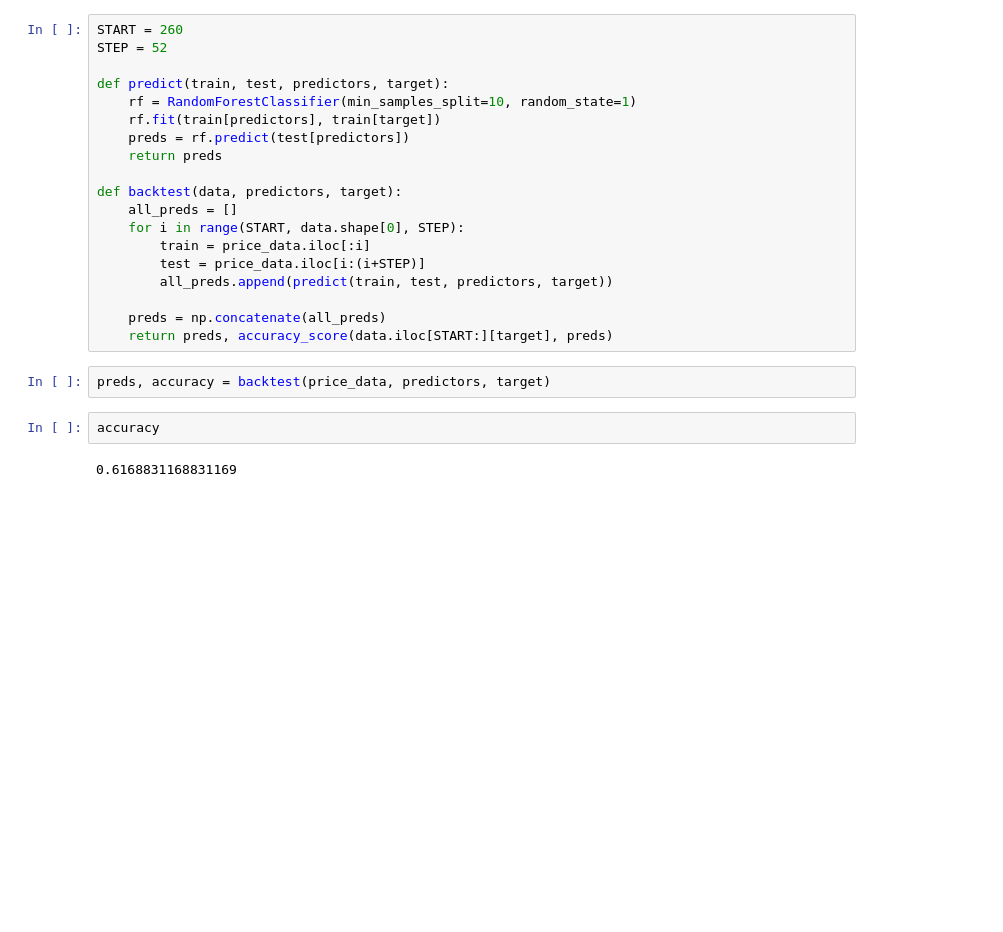
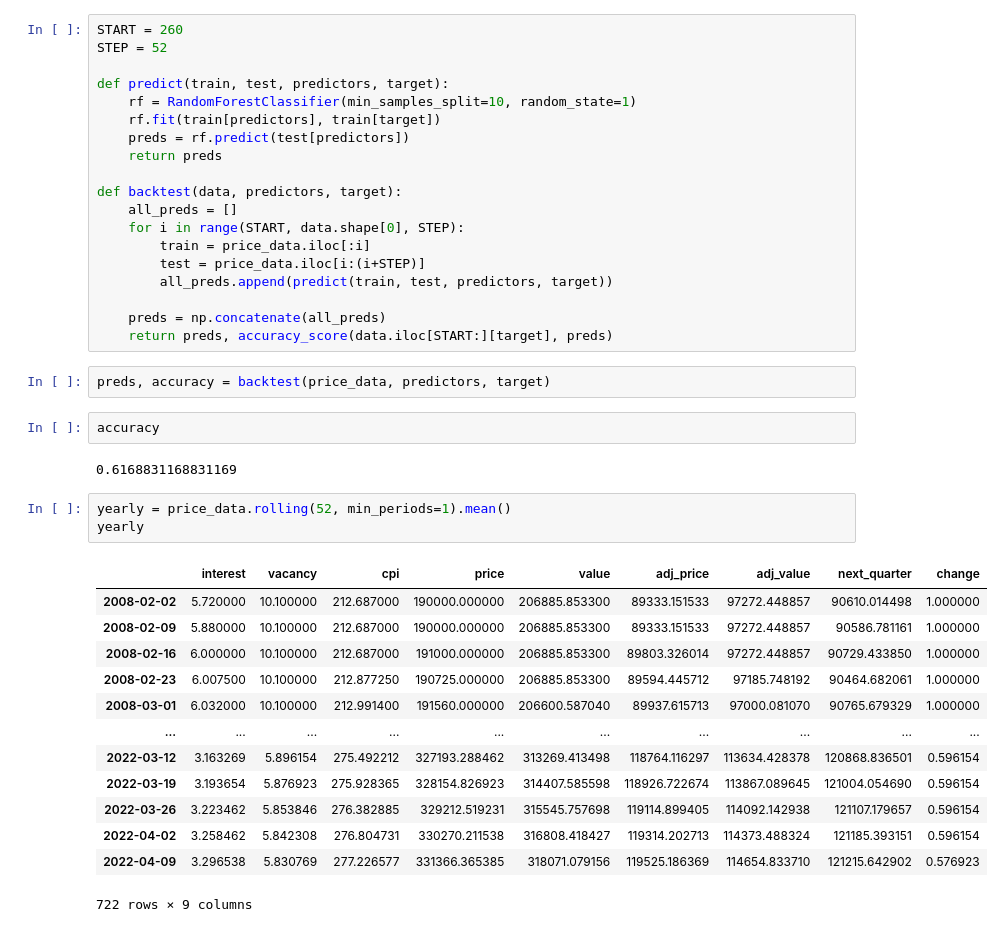
Before and after one commit to mleeppt/houseprices, a Jupyter notebook: Predict House Prices ML.ipynb, the cells around one changed output. Saved outputs shown, nothing was run; the diff lists cells and outputs as text; blank space fills up the shorter version.

```diff
--- a/Predict House Prices ML.ipynb
+++ b/Predict House Prices ML.ipynb
@@ -524,3 +524,20 @@ preds, accuracy = backtest(price_data, predictors, target)
 accuracy
 # %% [output]
 0.6168831168831169
+# %%
+yearly = price_data.rolling(52, min_periods=1).mean()
+yearly
+# %% [output]
+|  | interest | vacancy | cpi | price | value | adj_price | adj_value | next_quarter | change |
+| 2008-02-02 | 5.720000 | 10.100000 | 212.687000 | 190000.000000 | 206885.853300 | 89333.151533 | 97272.448857 | 90610.014498 | 1.000000 |
+| 2008-02-09 | 5.880000 | 10.100000 | 212.687000 | 190000.000000 | 206885.853300 | 89333.151533 | 97272.448857 | 90586.781161 | 1.000000 |
+| 2008-02-16 | 6.000000 | 10.100000 | 212.687000 | 191000.000000 | 206885.853300 | 89803.326014 | 97272.448857 | 90729.433850 | 1.000000 |
+| 2008-02-23 | 6.007500 | 10.100000 | 212.877250 | 190725.000000 | 206885.853300 | 89594.445712 | 97185.748192 | 90464.682061 | 1.000000 |
+| 2008-03-01 | 6.032000 | 10.100000 | 212.991400 | 191560.000000 | 206600.587040 | 89937.615713 | 97000.081070 | 90765.679329 | 1.000000 |
+| ... | ... | ... | ... | ... | ... | ... | ... | ... | ... |
+| 2022-03-12 | 3.163269 | 5.896154 | 275.492212 | 327193.288462 | 313269.413498 | 118764.116297 | 113634.428378 | 120868.836501 | 0.596154 |
+| 2022-03-19 | 3.193654 | 5.876923 | 275.928365 | 328154.826923 | 314407.585598 | 118926.722674 | 113867.089645 | 121004.054690 | 0.596154 |
+| 2022-03-26 | 3.223462 | 5.853846 | 276.382885 | 329212.519231 | 315545.757698 | 119114.899405 | 114092.142938 | 121107.179657 | 0.596154 |
+| 2022-04-02 | 3.258462 | 5.842308 | 276.804731 | 330270.211538 | 316808.418427 | 119314.202713 | 114373.488324 | 121185.393151 | 0.596154 |
+| 2022-04-09 | 3.296538 | 5.830769 | 277.226577 | 331366.365385 | 318071.079156 | 119525.186369 | 114654.833710 | 121215.642902 | 0.576923 |
+722 rows × 9 columns
```
Also changed, not shown: parts of 2 cells of this notebook.
